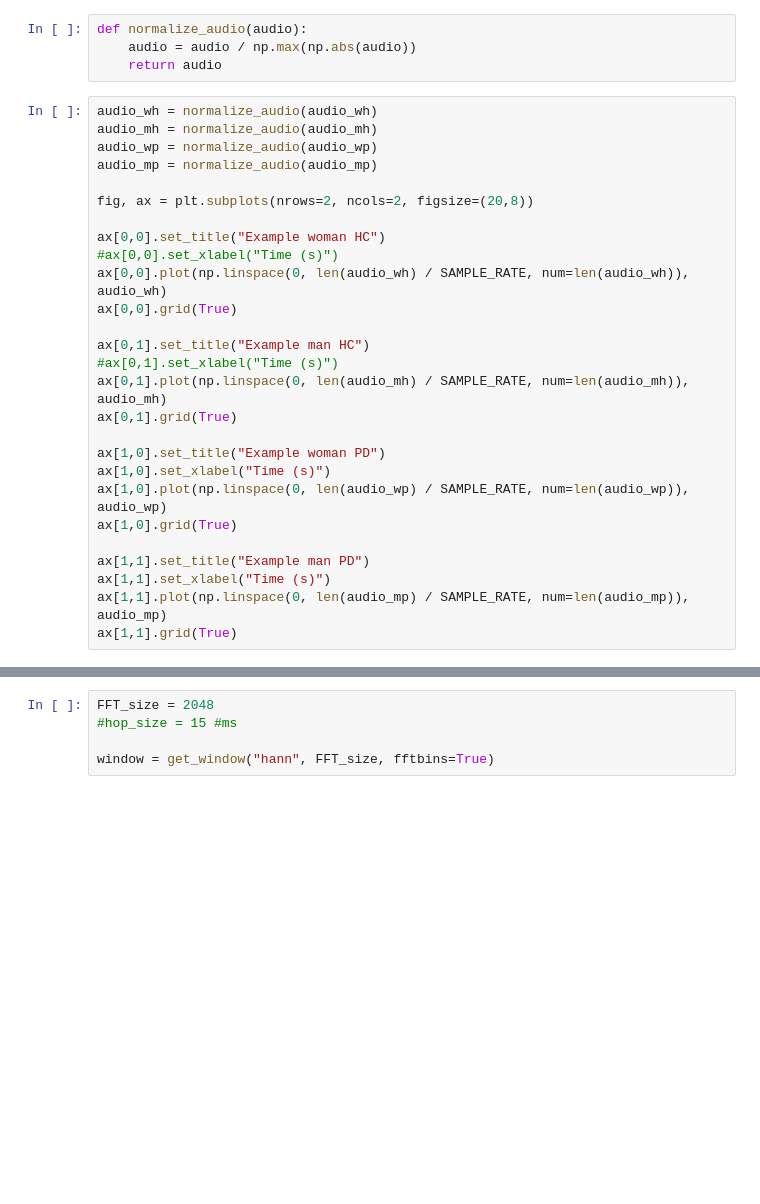
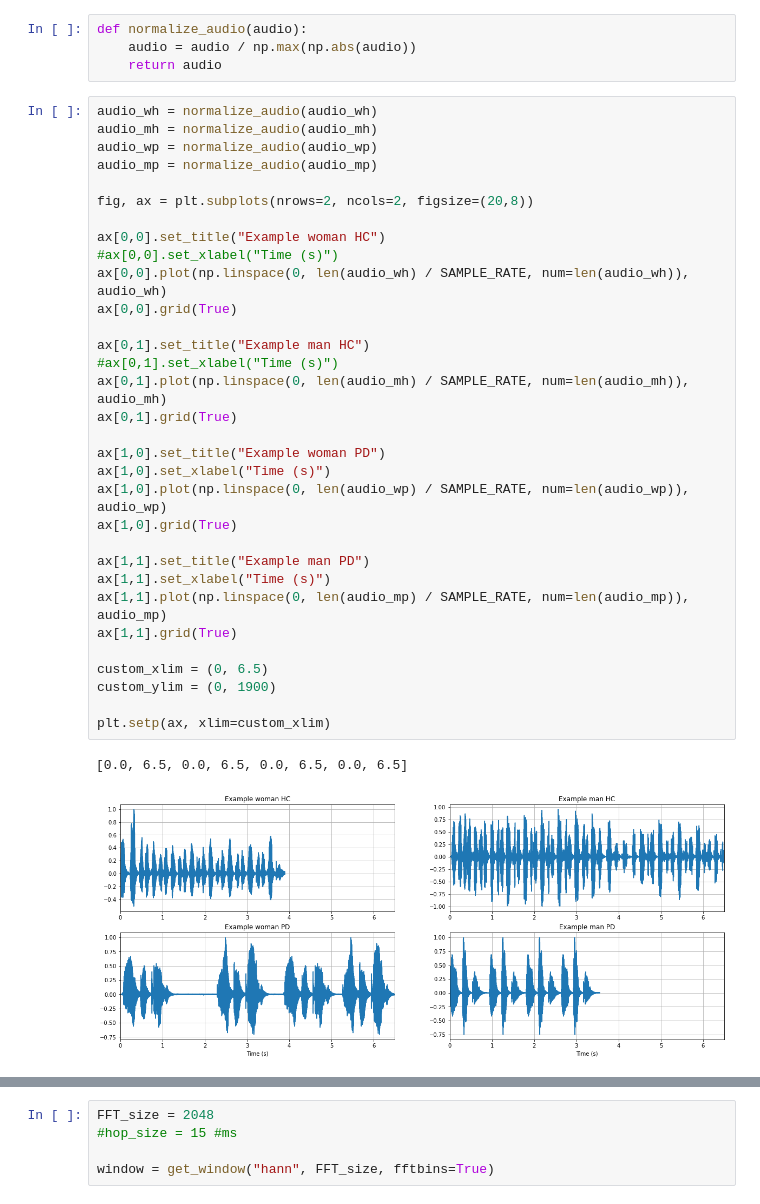
Before and after one commit to Speech-Recognition-PK/Speech-Recognition, a Jupyter notebook: DLAS_EDA_DATA_PREPARATION.ipynb, the cells around one changed output, grey strips where cells are left out. Saved outputs shown, nothing was run; the diff lists cells and outputs as text; blank space fills up the shorter version.

```diff
--- a/DLAS_EDA_DATA_PREPARATION.ipynb
+++ b/DLAS_EDA_DATA_PREPARATION.ipynb
@@ -53,30 +64,38 @@ def normalize_audio(audio):
 # %%
 audio_wh = normalize_audio(audio_wh)
 audio_mh = normalize_audio(audio_mh)
 audio_wp = normalize_audio(audio_wp)
 audio_mp = normalize_audio(audio_mp)
 
 fig, ax = plt.subplots(nrows=2, ncols=2, figsize=(20,8))
 
 ax[0,0].set_title("Example woman HC")
 #ax[0,0].set_xlabel("Time (s)")
 ax[0,0].plot(np.linspace(0, len(audio_wh) / SAMPLE_RATE, num=len(audio_wh)), audio_wh)
 ax[0,0].grid(True)
 
 ax[0,1].set_title("Example man HC")
 #ax[0,1].set_xlabel("Time (s)")
 ax[0,1].plot(np.linspace(0, len(audio_mh) / SAMPLE_RATE, num=len(audio_mh)), audio_mh)
 ax[0,1].grid(True)
 
 ax[1,0].set_title("Example woman PD")
 ax[1,0].set_xlabel("Time (s)")
 ax[1,0].plot(np.linspace(0, len(audio_wp) / SAMPLE_RATE, num=len(audio_wp)), audio_wp)
 ax[1,0].grid(True)
 
 ax[1,1].set_title("Example man PD")
 ax[1,1].set_xlabel("Time (s)")
 ax[1,1].plot(np.linspace(0, len(audio_mp) / SAMPLE_RATE, num=len(audio_mp)), audio_mp)
 ax[1,1].grid(True)
+
+custom_xlim = (0, 6.5)
+custom_ylim = (0, 1900)
+
+plt.setp(ax, xlim=custom_xlim)
+# %% [output]
+[0.0, 6.5, 0.0, 6.5, 0.0, 6.5, 0.0, 6.5]
+[figure, added]
 # %%
 # Creating a Discrete-Fourier Transform with our FFT algorithm
 fft_wh = np.fft.fft(audio_wh)
```
Also changed, not shown: parts of 5 cells of this notebook.
